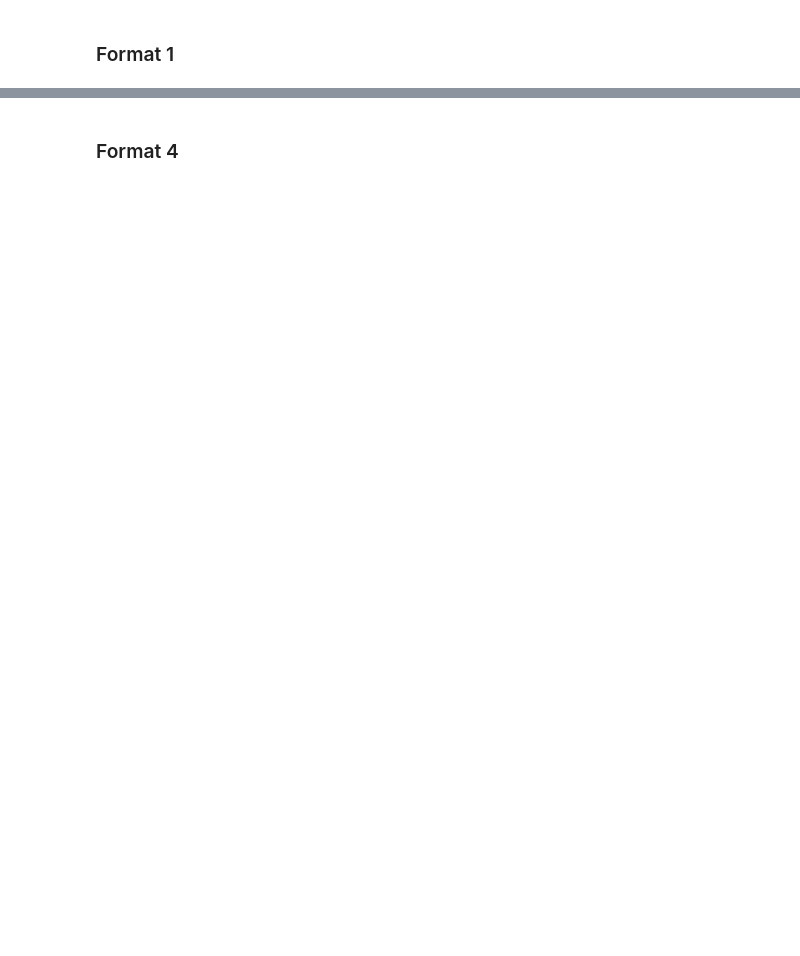
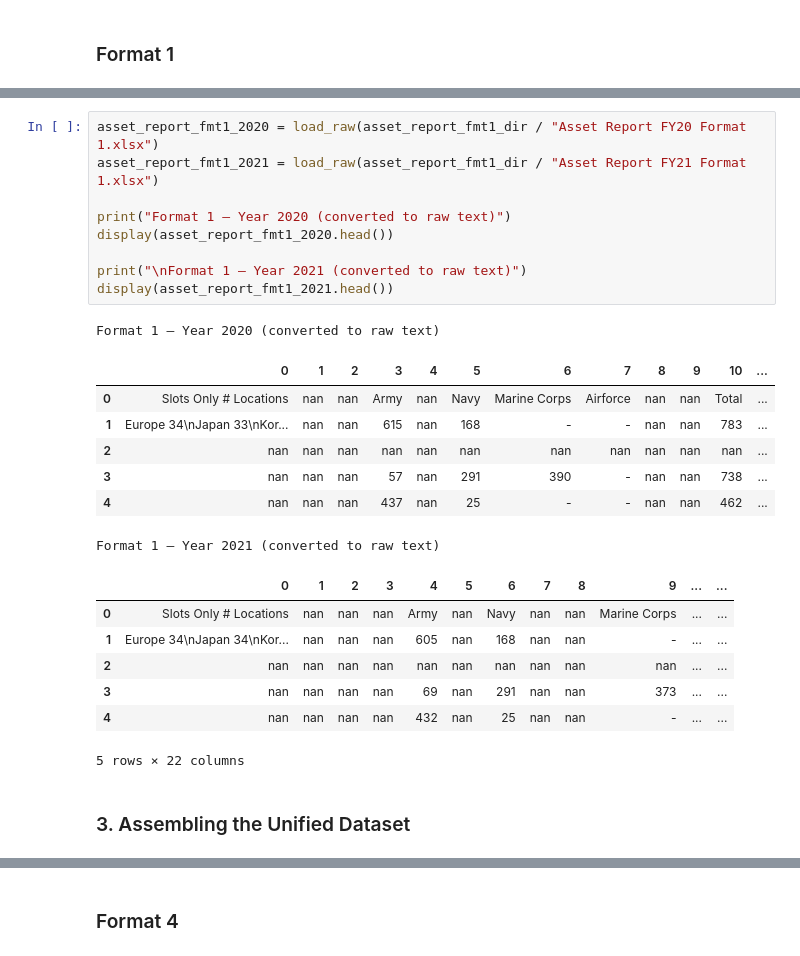
Before and after one commit to pinhaopan/muckrock-liberation, a Jupyter notebook: fa25-team-a/asset_reports.ipynb, the cells around one changed output, grey strips where cells are left out. Cells and saved outputs as stored; diff of their text form; blank space fills up the shorter version.

```diff
--- a/fa25-team-a/asset_reports.ipynb
+++ b/fa25-team-a/asset_reports.ipynb
@@ -723,0 +557,27 @@ C:\Users\sod\Desktop\Coding\DS701\ds-muckrock-liberation\fa25-team-a\data\Asset
+# %%
+asset_report_fmt1_2020 = load_raw(asset_report_fmt1_dir / "Asset Report FY20 Format 1.xlsx")
+asset_report_fmt1_2021 = load_raw(asset_report_fmt1_dir / "Asset Report FY21 Format 1.xlsx")
+
+print("Format 1 — Year 2020 (converted to raw text)")
+display(asset_report_fmt1_2020.head())
+
+print("\nFormat 1 — Year 2021 (converted to raw text)")
+display(asset_report_fmt1_2021.head())
+# %% [output]
+Format 1 — Year 2020 (converted to raw text)
+|  | 0 | 1 | 2 | 3 | 4 | 5 | 6 | 7 | 8 | 9 | 10 | ... |
+| 0 | Slots Only # Locations | nan | nan | Army | nan | Navy | Marine Corps | Airforce | nan | nan | Total | ... |
+| 1 | Europe 34\nJapan 33\nKor... | nan | nan | 615 | nan | 168 | - | - | nan | nan | 783 | ... |
+| 2 | nan | nan | nan | nan | nan | nan | nan | nan | nan | nan | nan | ... |
+| 3 | nan | nan | nan | 57 | nan | 291 | 390 | - | nan | nan | 738 | ... |
+| 4 | nan | nan | nan | 437 | nan | 25 | - | - | nan | nan | 462 | ... |
+Format 1 — Year 2021 (converted to raw text)
+|  | 0 | 1 | 2 | 3 | 4 | 5 | 6 | 7 | 8 | 9 | ... | ... |
+| 0 | Slots Only # Locations | nan | nan | nan | Army | nan | Navy | nan | nan | Marine Corps | ... | ... |
+| 1 | Europe 34\nJapan 34\nKor... | nan | nan | nan | 605 | nan | 168 | nan | nan | - | ... | ... |
+| 2 | nan | nan | nan | nan | nan | nan | nan | nan | nan | nan | ... | ... |
+| 3 | nan | nan | nan | nan | 69 | nan | 291 | nan | nan | 373 | ... | ... |
+| 4 | nan | nan | nan | nan | 432 | nan | 25 | nan | nan | - | ... | ... |
+5 rows × 22 columns
+# %% [markdown]
+### 3. Assembling the Unified Dataset
```
Also changed, not shown: parts of 79 cells of this notebook, 1 other file.
